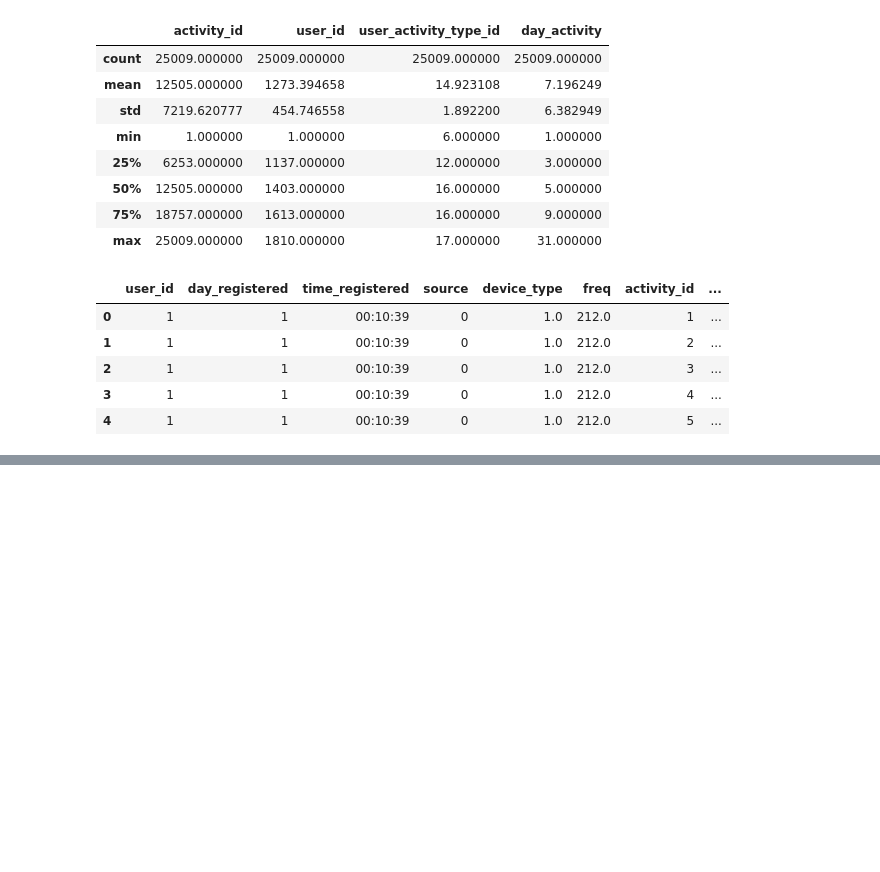
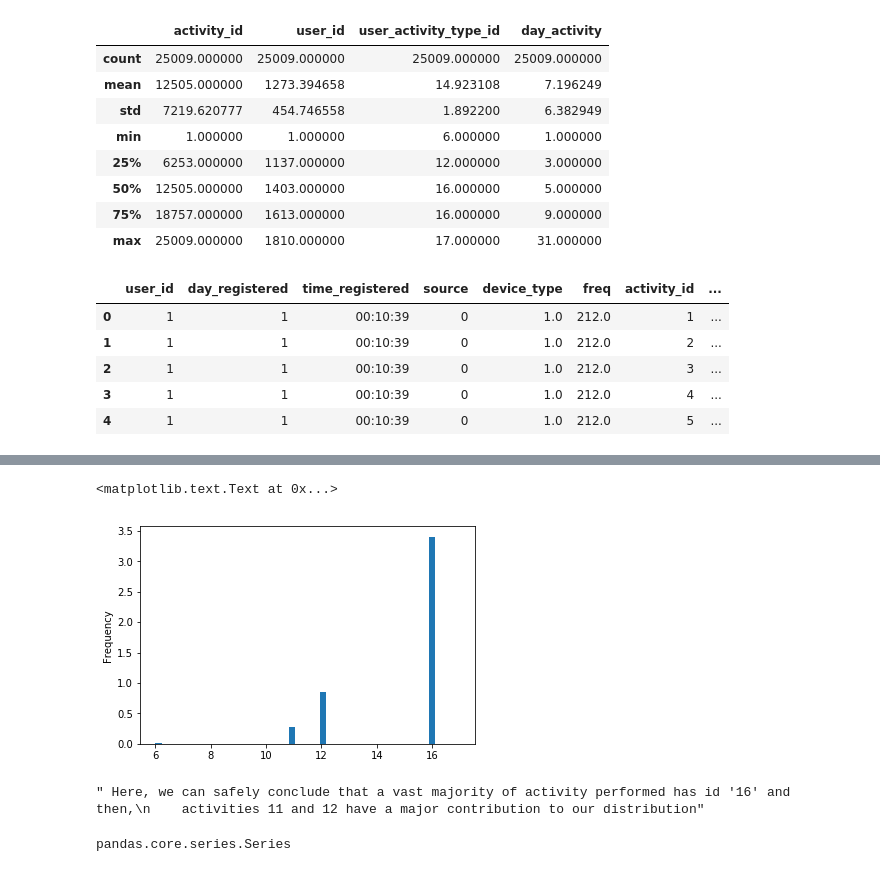
Before and after one commit to Amanpradhan/User-Activity-Analsysis, a Jupyter notebook: visualisation.ipynb, the cells around one changed output, grey strips where cells are left out. Cells and saved outputs as stored; diff of their text form; code cells hidden in the pictures; blank space fills up the shorter version.

```diff
--- a/visualisation.ipynb
+++ b/visualisation.ipynb
@@ -243,0 +321,15 @@ sns.heatmap(result.corr(), annot=True)
+# %%
+plt.hist(result['user_activity_type_id'], normed=True, bins=50)
+plt.ylabel('Frequency')
+# %% [output]
+<matplotlib.text.Text at 0x...>
+[figure, added]
+# %%
+''' Here, we can safely conclude that a vast majority of activity performed has id '16' and then,
+    activities 11 and 12 have a major contribution to our distribution'''
+# %% [output]
+" Here, we can safely conclude that a vast majority of activity performed has id '16' and then,\n    activities 11 and 12 have a major contribution to our distribution"
+# %%
+type(result.time_registered)
+# %% [output]
+pandas.core.series.Series
```
Also changed, not shown: parts of 30 cells of this notebook.
